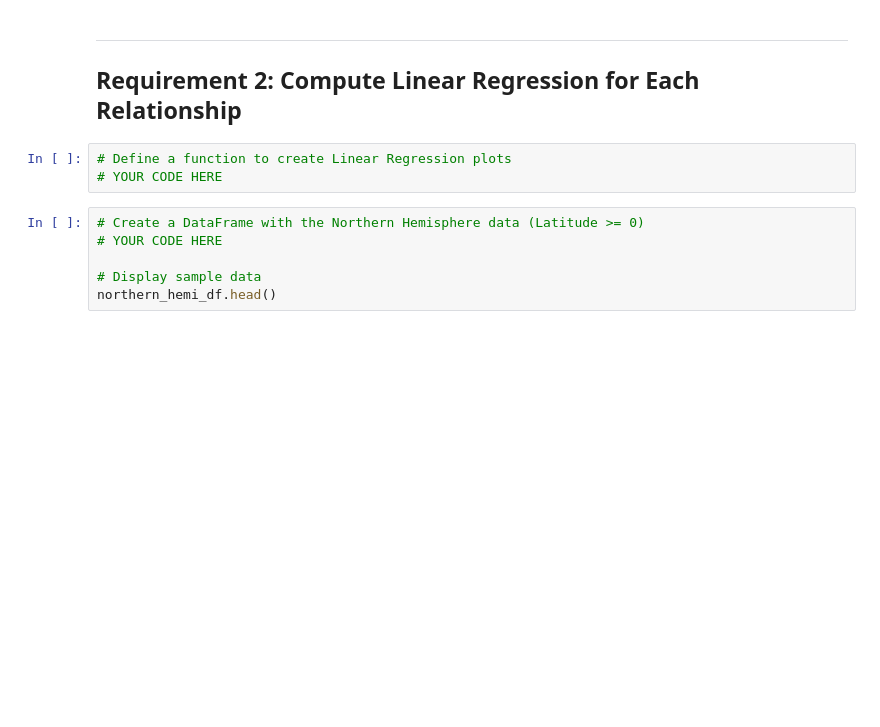
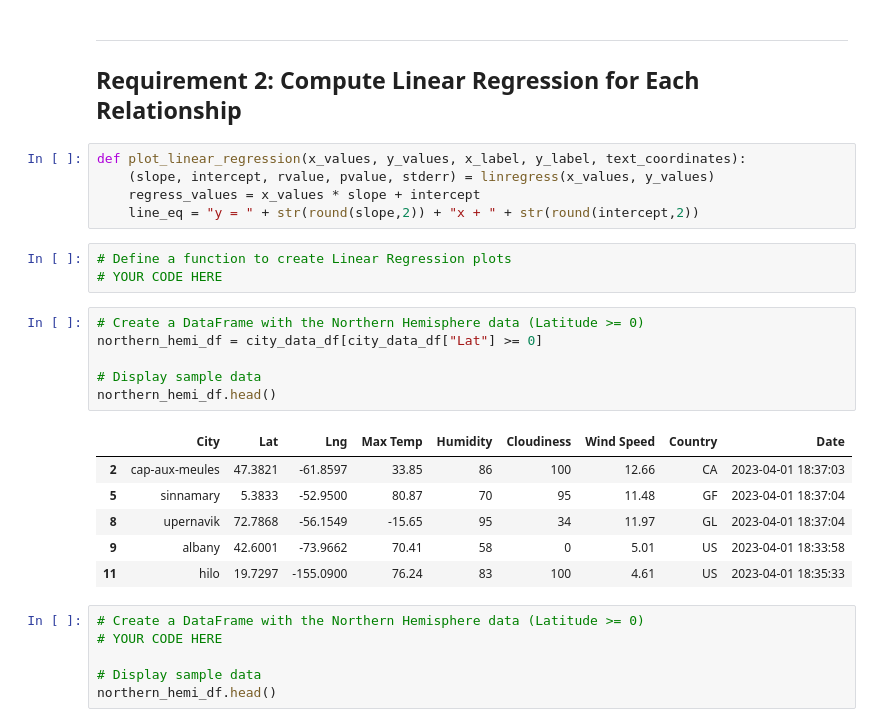
Before and after one commit to andrei-tabachk/python-api-challenge, a Jupyter notebook: WeatherPy/WeatherPy.ipynb, the cells around one changed output. Saved outputs shown, nothing was run; the diff lists cells and outputs as text; blank space fills up the shorter version.

```diff
--- a/WeatherPy/WeatherPy.ipynb
+++ b/WeatherPy/WeatherPy.ipynb
@@ -263,9 +263,27 @@ plt.show()
 ---
 
 ## Requirement 2: Compute Linear Regression for Each Relationship
+# %%
+def plot_linear_regression(x_values, y_values, x_label, y_label, text_coordinates):
+    (slope, intercept, rvalue, pvalue, stderr) = linregress(x_values, y_values)
+    regress_values = x_values * slope + intercept
+    line_eq = "y = " + str(round(slope,2)) + "x + " + str(round(intercept,2))
 # %%
 # Define a function to create Linear Regression plots
 # YOUR CODE HERE
+# %%
+# Create a DataFrame with the Northern Hemisphere data (Latitude >= 0)
+northern_hemi_df = city_data_df[city_data_df["Lat"] >= 0]
+
+# Display sample data
+northern_hemi_df.head()
+# %% [output]
+|  | City | Lat | Lng | Max Temp | Humidity | Cloudiness | Wind Speed | Country | Date |
+| 2 | cap-aux-meules | 47.3821 | -61.8597 | 33.85 | 86 | 100 | 12.66 | CA | 2023-04-01 18:37:03 |
+| 5 | sinnamary | 5.3833 | -52.9500 | 80.87 | 70 | 95 | 11.48 | GF | 2023-04-01 18:37:04 |
+| 8 | upernavik | 72.7868 | -56.1549 | -15.65 | 95 | 34 | 11.97 | GL | 2023-04-01 18:37:04 |
+| 9 | albany | 42.6001 | -73.9662 | 70.41 | 58 | 0 | 5.01 | US | 2023-04-01 18:33:58 |
+| 11 | hilo | 19.7297 | -155.0900 | 76.24 | 83 | 100 | 4.61 | US | 2023-04-01 18:35:33 |
 # %%
 # Create a DataFrame with the Northern Hemisphere data (Latitude >= 0)
 # YOUR CODE HERE
```
Also changed, not shown: parts of 7 cells of this notebook.
